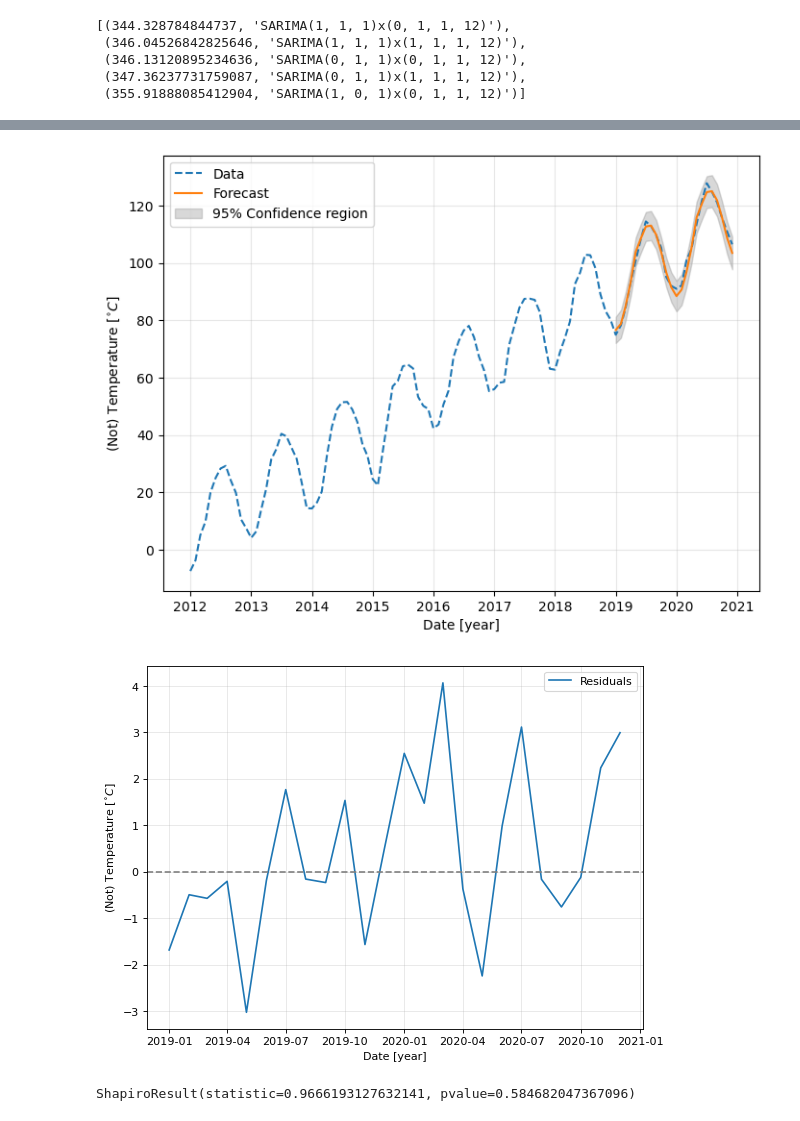
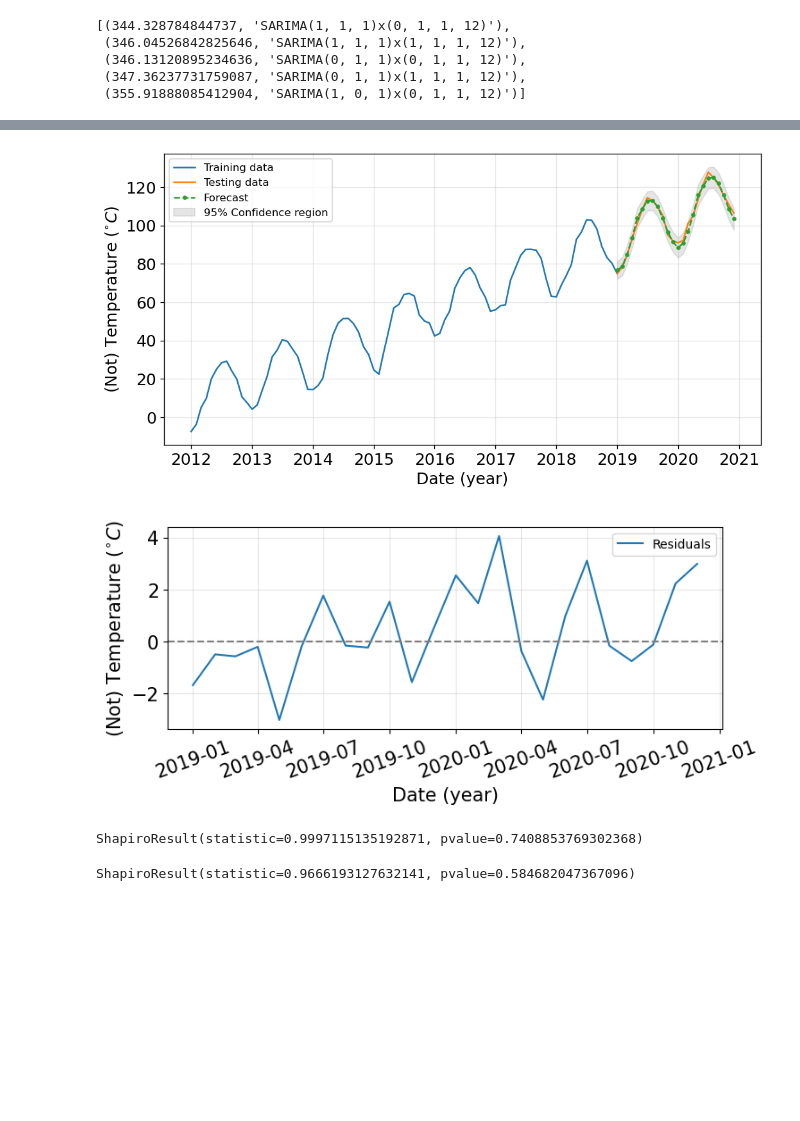
Before and after one commit to AlShap0/Time-series-forecasting-analysis, a Jupyter notebook: Time_Series_analysis_ARIMA_MCMC.ipynb, the cells around one changed output, grey strips where cells are left out. Saved outputs shown, nothing was run; the diff lists cells and outputs as text; code cells hidden in the pictures; blank space fills up the shorter version.

```diff
--- a/Time_Series_analysis_ARIMA_MCMC.ipynb
+++ b/Time_Series_analysis_ARIMA_MCMC.ipynb
@@ -73,0 +57,5 @@ fig.autofmt_xdate(rotation=40);
+# %%
+# Set label size to something a little bigger
+plt.rc('axes', labelsize=15)
+plt.rc('xtick', labelsize=15)
+plt.rc('ytick', labelsize=15)
@@ -324,29 +482,41 @@ Warnings:
 # %%
 df_trend.index = pd.to_datetime(df_trend.index)
 
-plt.figure(figsize=(8,6), dpi=100)
-plt.plot(df_trend, '--', label='Data')
-plt.plot(trend_forecast_sarima, label='Forecast')
+plt.figure(figsize=(10,5), dpi=120)
+plt.plot(df_trend[:-2*12+1], label='Training data')
+plt.plot(df_trend[-2*12:], label='Testing data')
+plt.plot(trend_forecast_sarima, marker='o', markersize=3, linestyle='dashed', label='Forecast')
 plt.fill_between(conf_intervals.index, conf_intervals['lower Mean Temp'],
-                 conf_intervals['upper Mean Temp'], color='gray', alpha=0.3, label='95% Confidence region')
+                 conf_intervals['upper Mean Temp'], color='gray', alpha=0.2, label='95% Confidence region')
 
 plt.legend()
 plt.grid(alpha=0.3)
-plt.xlabel('Date [year]')
-plt.ylabel('(Not) Temperature [$^{\circ} C$]');
+plt.xlabel('Date (year)')
+plt.ylabel('(Not) Temperature ($^{\circ} C$)');
+
+plt.savefig('images/trended_temperature_forecast.jpeg', dpi=300, bbox_inches='tight')
 # %% [output]
-[figure, old version]
+[figure, new version]
 # %%
-plt.figure(figsize=(8,6), dpi=80)
+plt.figure(figsize=(8,3), dpi=100)
 plt.plot(df_weather.index, df_trend['Mean Temp'] - trend_forecast_sarima, label='Residuals');
 plt.axhline(0, linestyle='--', color='grey')
 plt.legend()
 plt.grid(alpha=0.3)
-plt.xlabel('Date [year]')
-plt.ylabel('(Not) Temperature [$^{\circ} C$]');
+plt.xlabel('Date (year)')
+plt.ylabel('(Not) Temperature ($^{\circ} C$)');
+plt.xticks(rotation=20);
 #plt.xticks([85, 90, 95, 100, 105], rotation=45);
+
+plt.savefig('images/trended_temperature_forecast_resids.jpeg', dpi=100, bbox_inches='tight')
 # %% [output]
-[figure, old version]
+[figure, new version]
+# %%
+# SW test for pure white noise
+shapiro(np.random.normal(0,1,5000))
+# p-value >> 0.05, so the test confirms it is normally distributed, as we expected.
+# %% [output]
+ShapiroResult(statistic=0.9997115135192871, pvalue=0.7408853769302368)
 # %%
 shapiro((df_trend['Mean Temp'][-2*12:] - trend_forecast_sarima))
 # pvalue > 0.5 => data is normally distributed! (good for residuals)
```
Also changed, not shown: parts of 65 cells of this notebook, 2 other files.
